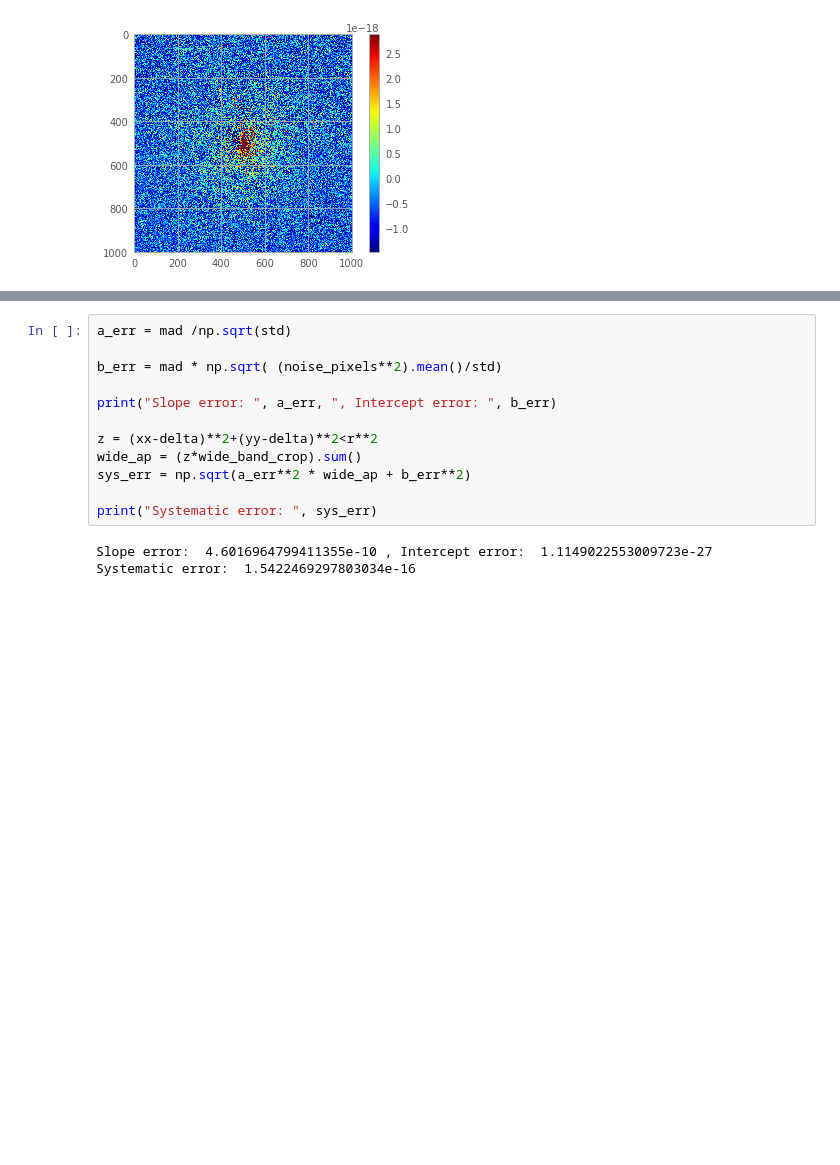
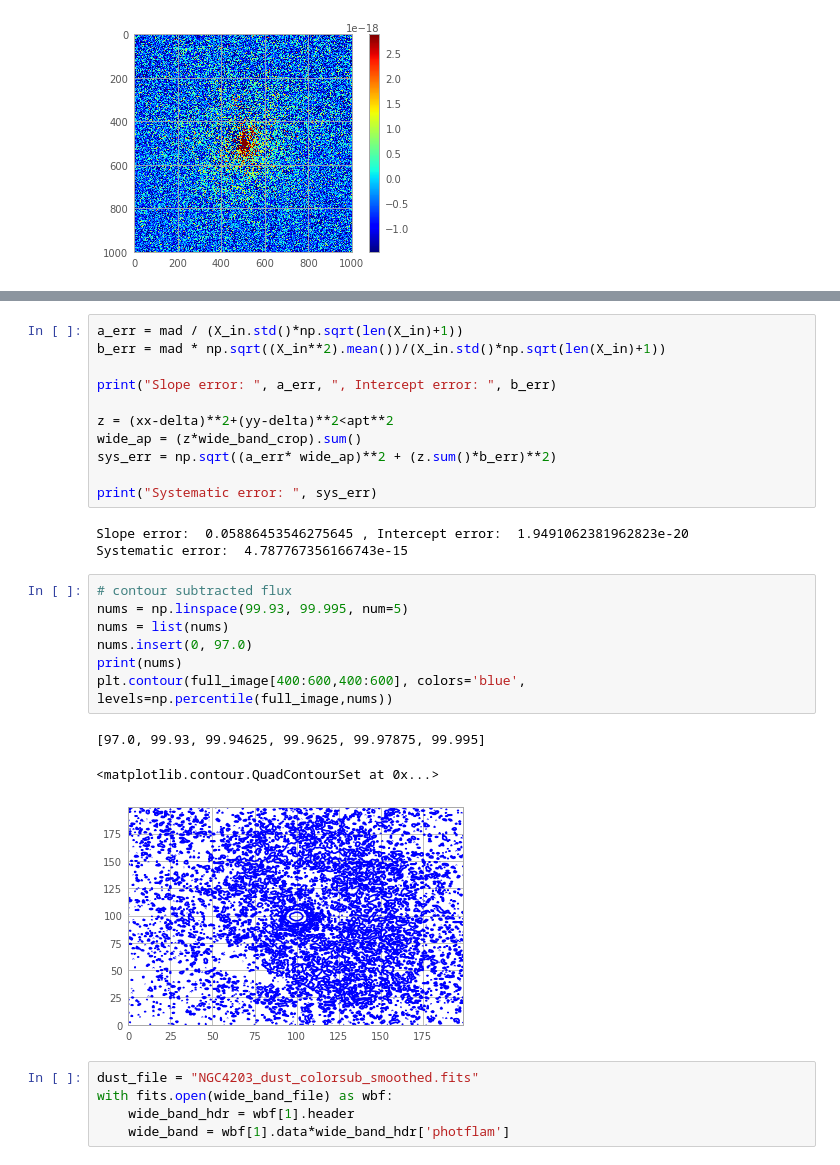
Before and after one commit to cosmologie/H_alpha_scripts, a Jupyter notebook: H_alpha_continuum_subtraction_NGC4203.ipynb, the cells around one changed output, grey strips where cells are left out. Drawn from its saved outputs; the diff is of its cells as text; blank space fills up the shorter version.

Commit message:
updated for systematic error

```diff
--- a/H_alpha_continuum_subtraction_NGC4203.ipynb
+++ b/H_alpha_continuum_subtraction_NGC4203.ipynb
@@ -258,16 +242,31 @@ Std:  2.3570326988244126e-18 , Error:  3.383962663830657e-16
 [figure]
 # %%
-a_err = mad /np.sqrt(std)
-
-b_err = mad * np.sqrt( (noise_pixels**2).mean()/std)
+a_err = mad / (X_in.std()*np.sqrt(len(X_in)+1))
+b_err = mad * np.sqrt((X_in**2).mean())/(X_in.std()*np.sqrt(len(X_in)+1))
 
 print("Slope error: ", a_err, ", Intercept error: ", b_err)
 
-z = (xx-delta)**2+(yy-delta)**2<r**2
+z = (xx-delta)**2+(yy-delta)**2<apt**2
 wide_ap = (z*wide_band_crop).sum()
-sys_err = np.sqrt(a_err**2 * wide_ap + b_err**2)
+sys_err = np.sqrt((a_err* wide_ap)**2 + (z.sum()*b_err)**2)
 
 print("Systematic error: ", sys_err)
 # %% [output]
-Slope error:  4.6016964799411355e-10 , Intercept error:  1.1149022553009723e-27
-Systematic error:  1.5422469297803034e-16
+Slope error:  0.05886453546275645 , Intercept error:  1.9491062381962823e-20
+Systematic error:  4.787767356166743e-15
+# %%
+# contour subtracted flux
+nums = np.linspace(99.93, 99.995, num=5)
+nums = list(nums)
+nums.insert(0, 97.0)
+print(nums)
+plt.contour(full_image[400:600,400:600], colors='blue', levels=np.percentile(full_image,nums))
+# %% [output]
+[97.0, 99.93, 99.94625, 99.9625, 99.97875, 99.995]
+<matplotlib.contour.QuadContourSet at 0x...>
+[figure, added]
+# %%
+dust_file = "NGC4203_dust_colorsub_smoothed.fits"
+with fits.open(wide_band_file) as wbf:
+    wide_band_hdr = wbf[1].header
+    wide_band = wbf[1].data*wide_band_hdr['photflam']
```
Also changed, not shown: parts of 4 cells of this notebook, 4 other files.
